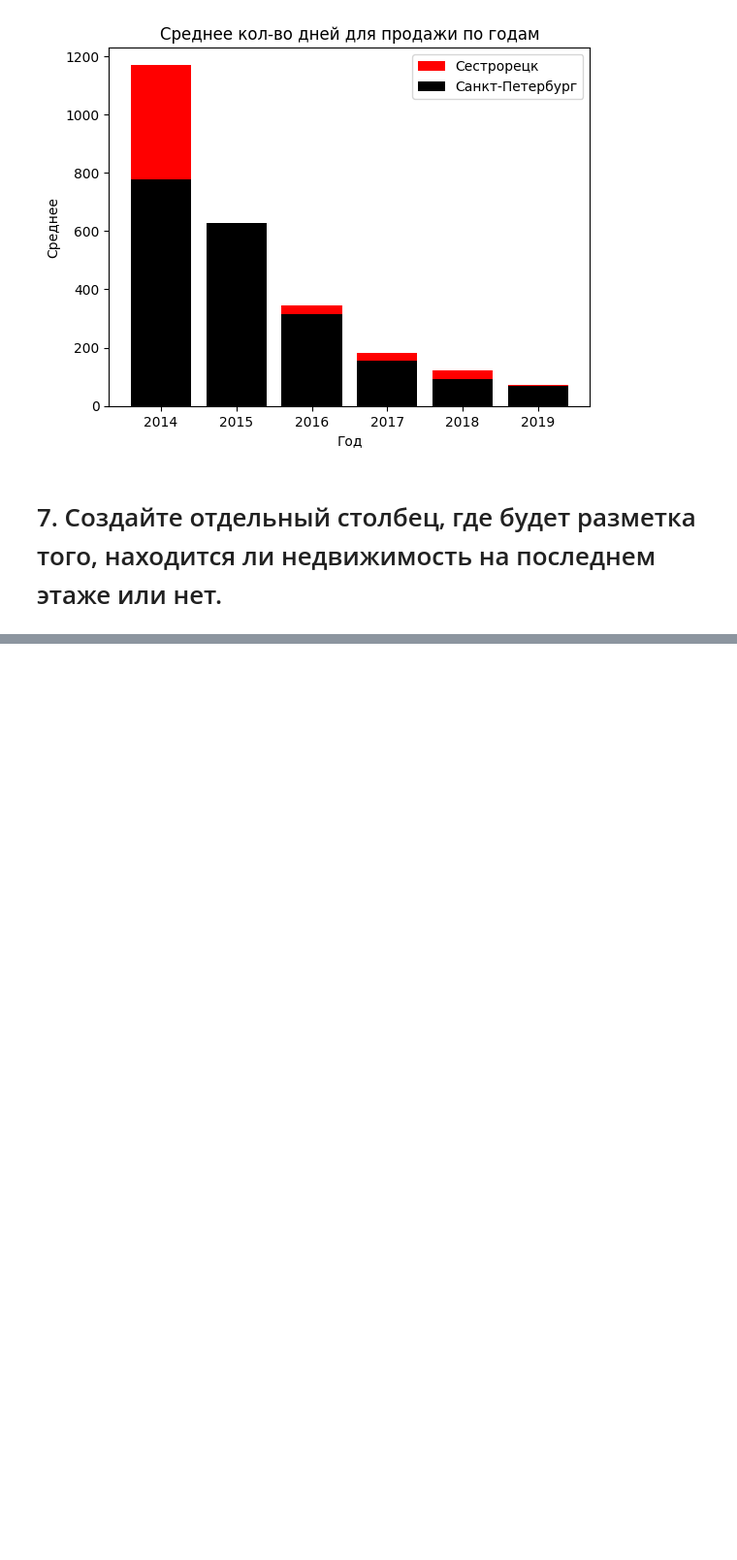
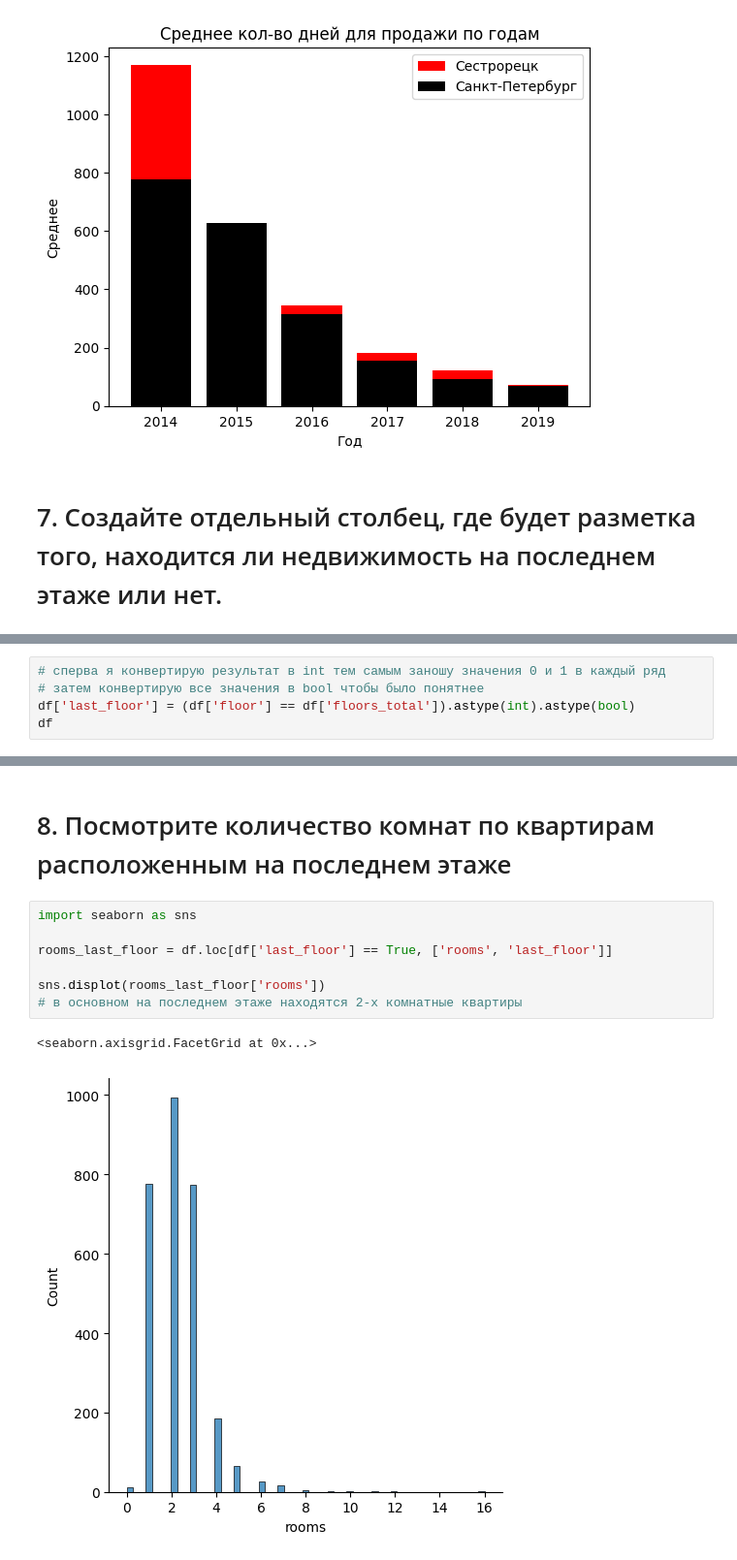
Before and after one commit to gleb-pan/data-analytics-decode, a Jupyter notebook: Python/Submissions/Final_project.ipynb, the cells around one changed output, grey strips where cells are left out. Shown at 97% size. Saved outputs shown, nothing was run; the diff lists cells and outputs as text; blank space fills up the shorter version.

```diff
--- a/Python/Submissions/Final_project.ipynb
+++ b/Python/Submissions/Final_project.ipynb
@@ -702,0 +724,5 @@ plt.show()
+# %%
+# сперва я конвертирую результат в int тем самым заношу значения 0 и 1 в каждый ряд
+# затем конвертирую все значения в bool чтобы было понятнее
+df['last_floor'] = (df['floor'] == df['floors_total']).astype(int).astype(bool)
+df
@@ -702,0 +743,12 @@ plt.show()
+# %% [markdown]
+# 8.  Посмотрите количество комнат по квартирам расположенным на последнем этаже
+# %%
+import seaborn as sns
+
+rooms_last_floor = df.loc[df['last_floor'] == True, ['rooms', 'last_floor']]
+
+sns.displot(rooms_last_floor['rooms'])
+# в основном на последнем этаже находятся 2-х комнатные квартиры
+# %% [output]
+<seaborn.axisgrid.FacetGrid at 0x...>
+[figure, added]
```
Also changed, not shown: parts of 5 cells of this notebook, 1 other file.
